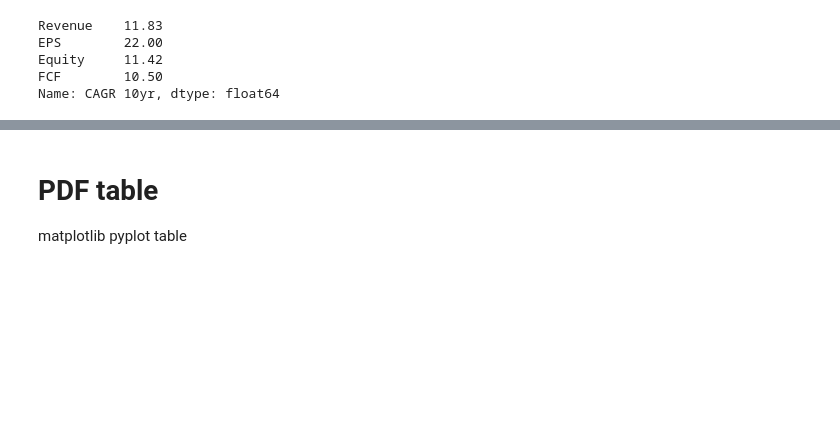
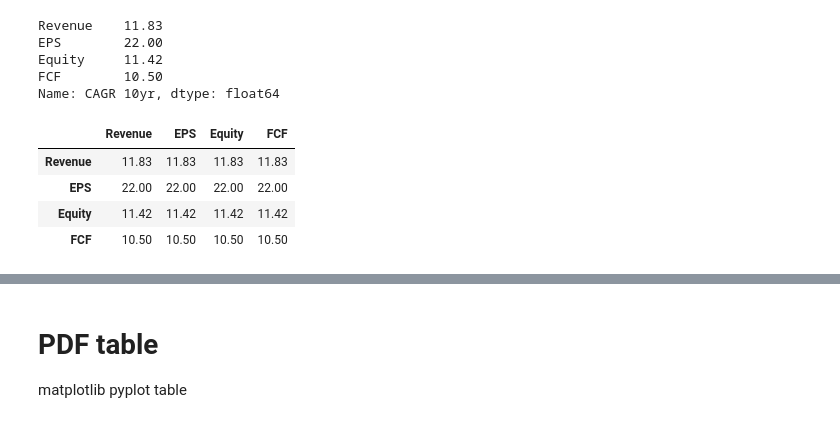
Before and after one commit to xitxat/FundamentalAnalysis, a Jupyter notebook: FA/Value01.ipynb, the cells around one changed output, grey strips where cells are left out. Cells and saved outputs as stored; diff of their text form; code cells hidden in the pictures; blank space fills up the shorter version.

```diff
--- a/FA/Value01.ipynb
+++ b/FA/Value01.ipynb
@@ -628,3 +628,12 @@ EPS        22.00
 Equity     11.42
 FCF        10.50
 Name: CAGR 10yr, dtype: float64
+# %%
+# TRANSFORM
+df_cagr = pd.DataFrame(dic_cagr, index=dic_cagr.keys() ).T
+# %% [output]
+|  | Revenue | EPS | Equity | FCF |
+| Revenue | 11.83 | 11.83 | 11.83 | 11.83 |
+| EPS | 22.00 | 22.00 | 22.00 | 22.00 |
+| Equity | 11.42 | 11.42 | 11.42 | 11.42 |
+| FCF | 10.50 | 10.50 | 10.50 | 10.50 |
```
Also changed, not shown: parts of 11 cells of this notebook.
